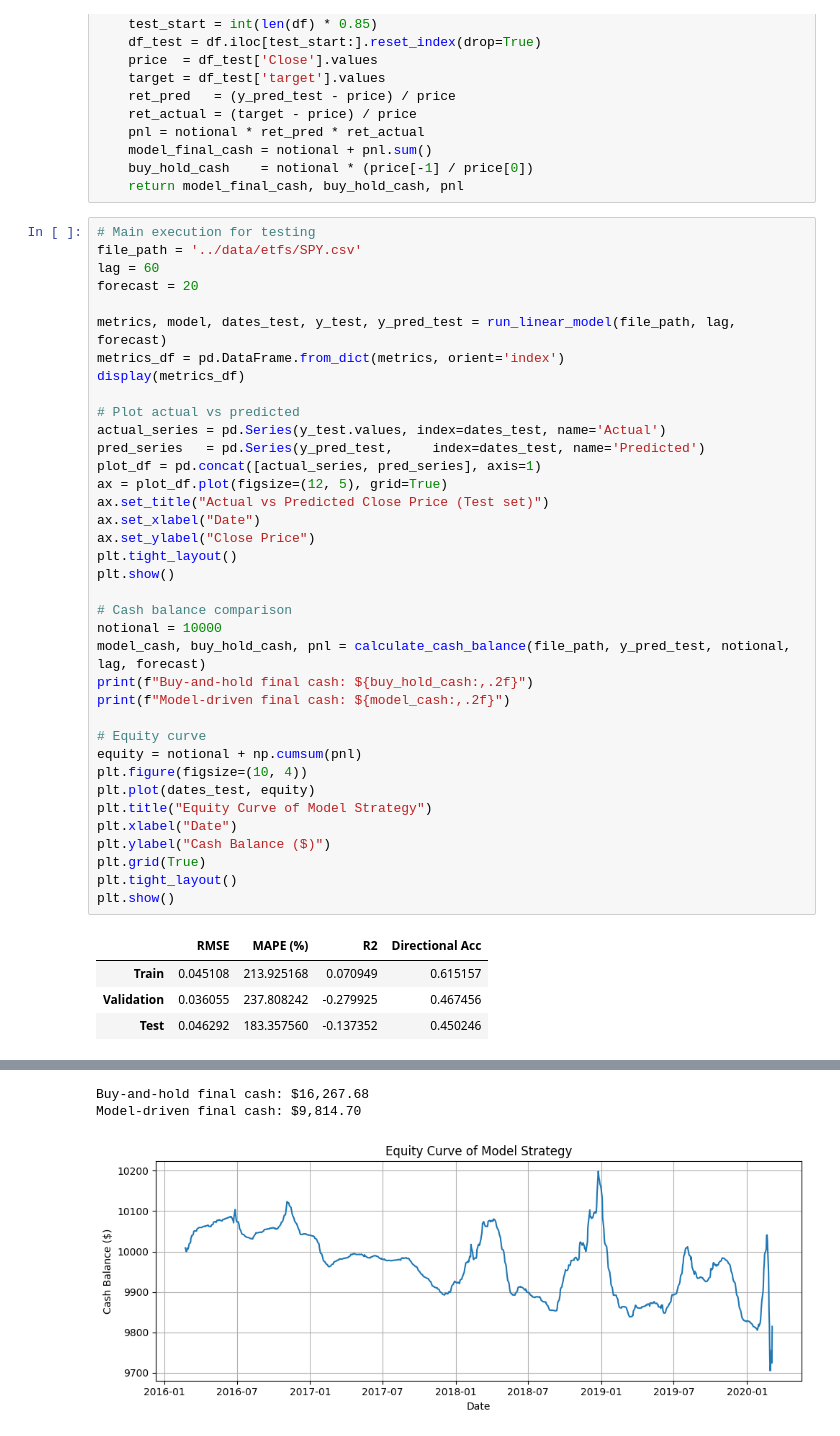
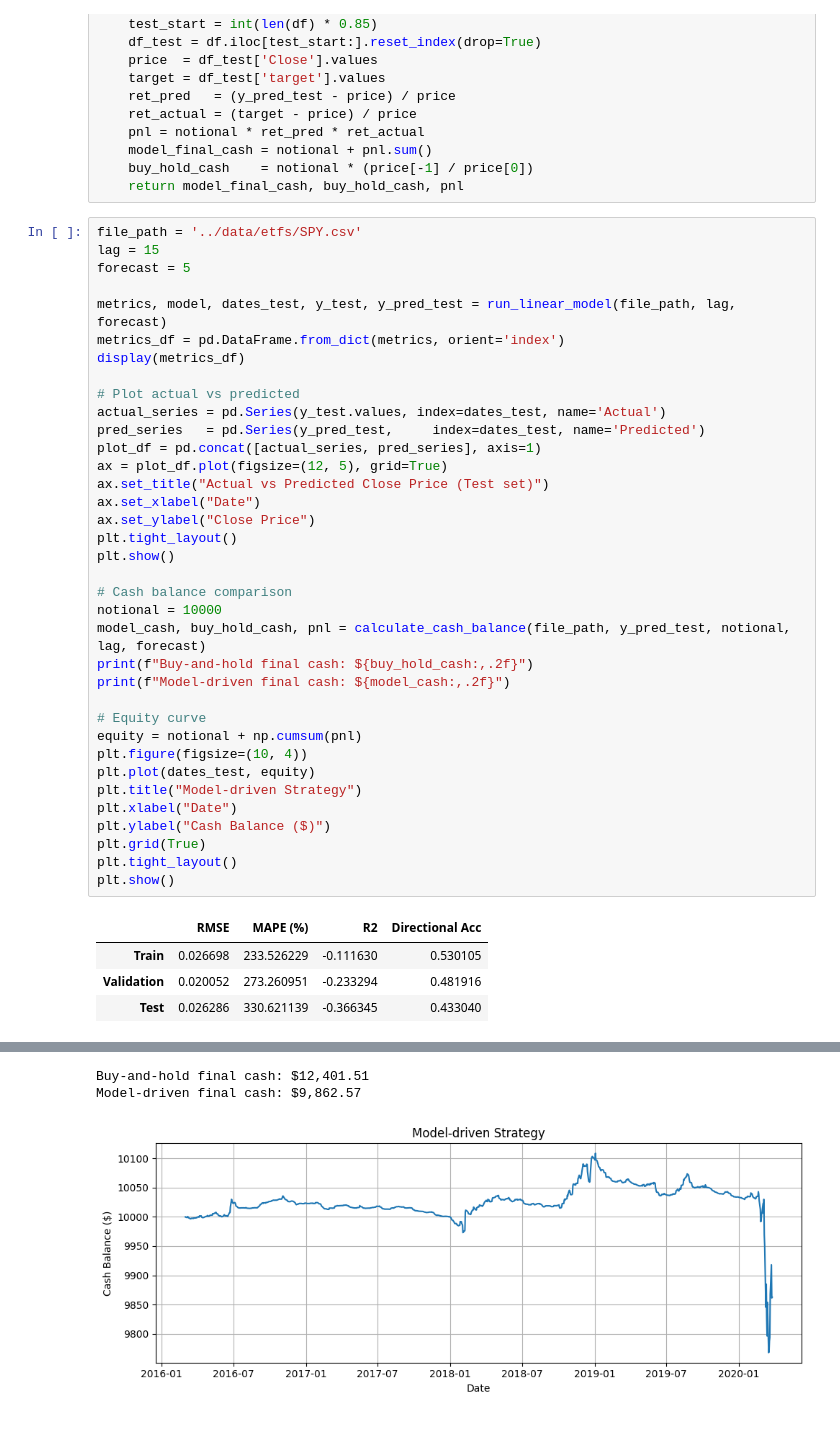
Before and after one commit to adamgj3030/Stock_Prediction, a Jupyter notebook: models/linear_regression.ipynb, the cells around one changed output, grey strips where cells are left out. Drawn from its saved outputs; the diff is of its cells as text.

```diff
--- a/models/linear_regression.ipynb
+++ b/models/linear_regression.ipynb
@@ -91,10 +91,9 @@ def calculate_cash_balance(file_path, y_pred_test, notional=10000, lag=15, forec
     buy_hold_cash    = notional * (price[-1] / price[0])
     return model_final_cash, buy_hold_cash, pnl
 # %%
-# Main execution for testing
 file_path = '../data/etfs/SPY.csv'
-lag = 60
-forecast = 20
+lag = 15
+forecast = 5
 
 metrics, model, dates_test, y_test, y_pred_test = run_linear_model(file_path, lag, forecast)
 metrics_df = pd.DataFrame.from_dict(metrics, orient='index')
@@ -121,7 +120,7 @@ print(f"Model-driven final cash: ${model_cash:,.2f}")
 equity = notional + np.cumsum(pnl)
 plt.figure(figsize=(10, 4))
 plt.plot(dates_test, equity)
-plt.title("Equity Curve of Model Strategy")
+plt.title("Model-driven Strategy")
 plt.xlabel("Date")
 plt.ylabel("Cash Balance ($)")
 plt.grid(True)
@@ -129,6 +128,6 @@ plt.tight_layout()
 plt.show()
 # %% [output]
 |  | RMSE | MAPE (%) | R2 | Directional Acc |
-| Train | 0.045108 | 213.925168 | 0.070949 | 0.615157 |
-| Validation | 0.036055 | 237.808242 | -0.279925 | 0.467456 |
-| Test | 0.046292 | 183.357560 | -0.137352 | 0.450246 |
+| Train | 0.026698 | 233.526229 | -0.111630 | 0.530105 |
+| Validation | 0.020052 | 273.260951 | -0.233294 | 0.481916 |
+| Test | 0.026286 | 330.621139 | -0.366345 | 0.433040 |
@@ -136,3 +135,3 @@ plt.show()
-Buy-and-hold final cash: $16,267.68
-Model-driven final cash: $9,814.70
+Buy-and-hold final cash: $12,401.51
+Model-driven final cash: $9,862.57
-[figure, old version]
+[figure, new version]
```
Also changed, not shown: parts of 1 cell of this notebook, 1 other file.
